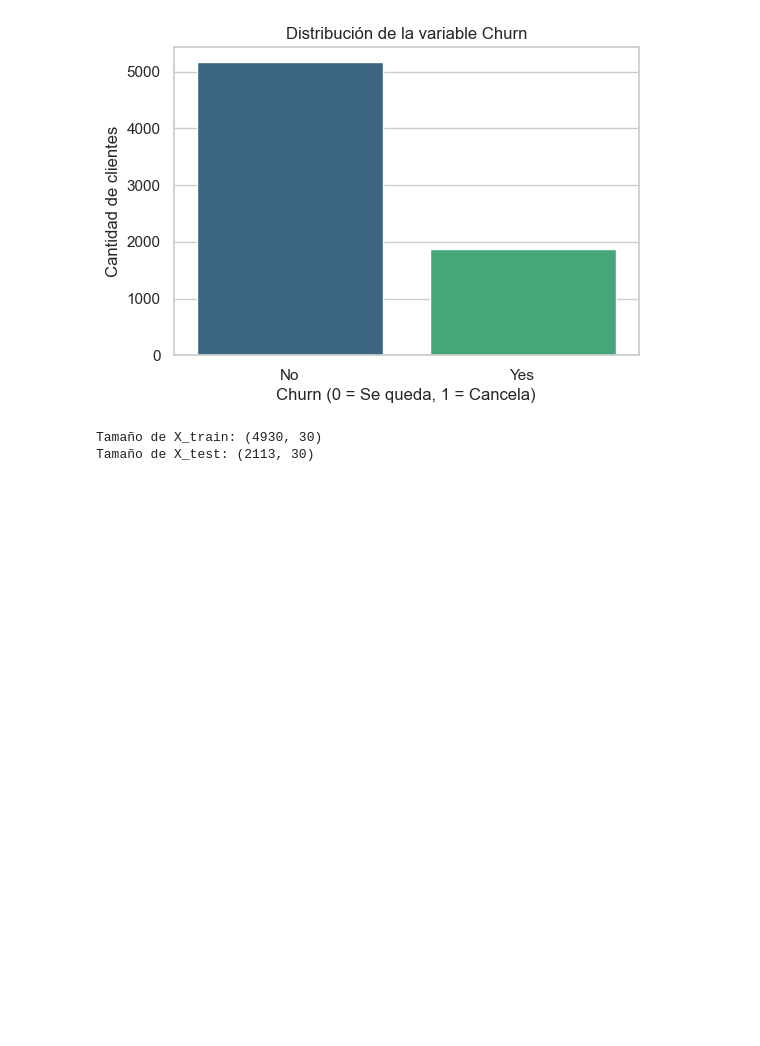
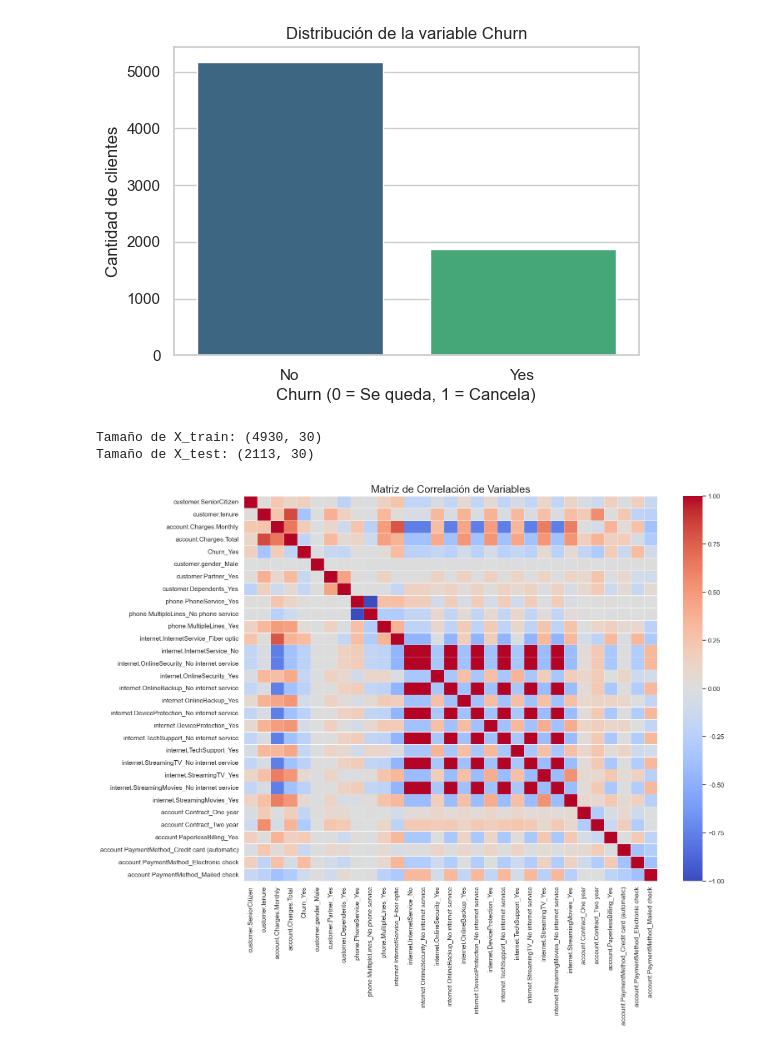
Before and after one commit to Felipe-Ahumada/Challenge_Telecom_X_ll, a Jupyter notebook: challenge_telecom_x.ipynb, the cells around one changed output. Drawn from its saved outputs; the diff is of its cells as text; code cells hidden in the pictures; blank space fills up the shorter version.

Commit message:
Se agregó la matriz de correlación

```diff
--- a/challenge_telecom_x.ipynb
+++ b/challenge_telecom_x.ipynb
@@ -339,3 +339,13 @@ print(f"Tamaño de X_test: {X_test.shape}")
 # %% [output]
 Tamaño de X_train: (4930, 30)
 Tamaño de X_test: (2113, 30)
+# %%
+matriz_correlacion = datos_codificados.corr()
+# %%
+plt.figure(figsize=(16, 12))
+sns.heatmap(matriz_correlacion, annot=False, cmap='coolwarm', linewidths=0.5)
+
+plt.title('Matriz de Correlación de Variables', fontsize=18)
+plt.show()
+# %% [output]
+[figure, added]
```
Also changed, not shown: parts of 1 cell of this notebook.
